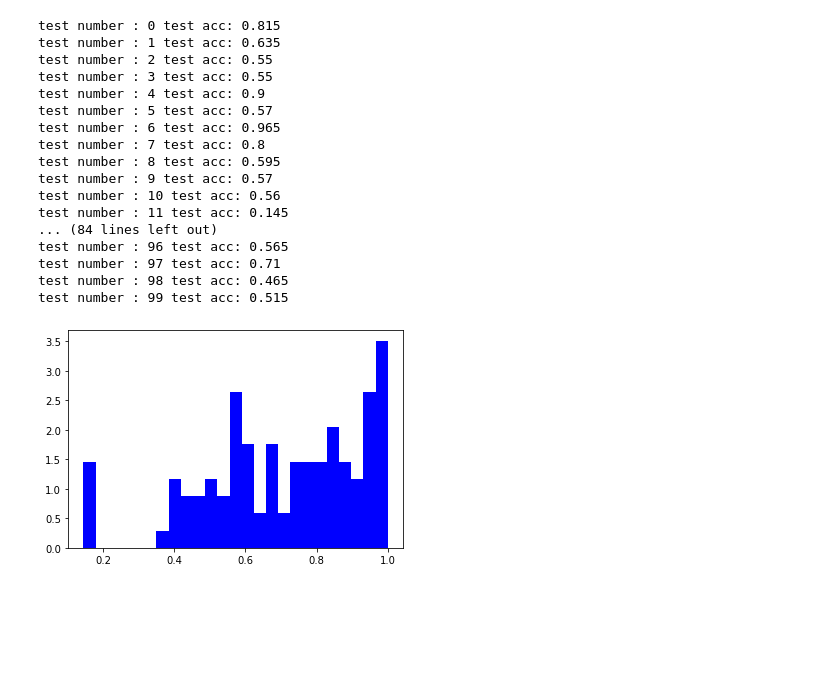
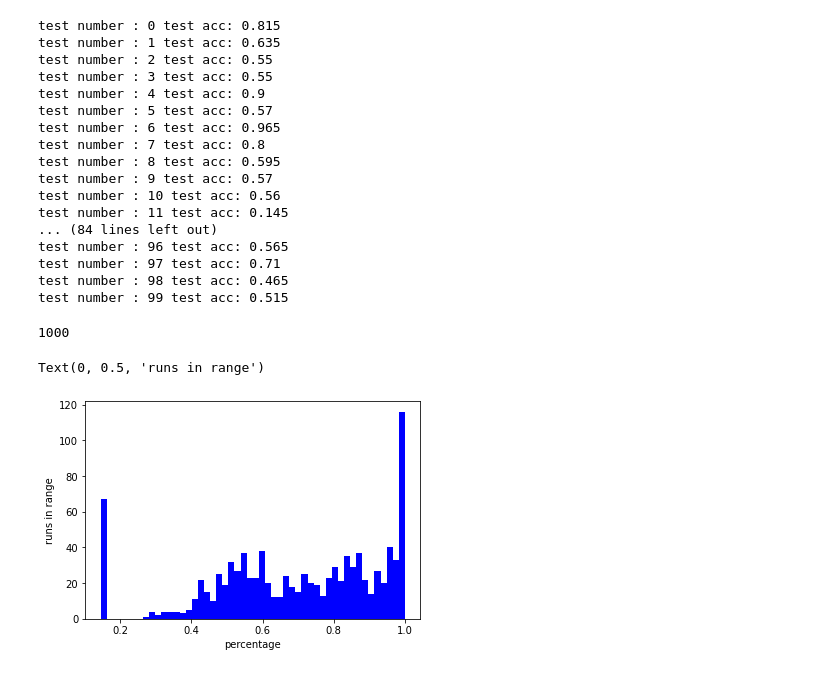
Before and after one commit to brownthesr/Synthetic-Graphs, a Jupyter notebook: SBM.ipynb, the cells around one changed output. Drawn from its saved outputs; the diff is of its cells as text; code cells hidden in the pictures; blank space fills up the shorter version.

```diff
--- a/SBM.ipynb
+++ b/SBM.ipynb
@@ -372,7 +375,20 @@ test number : 96 test acc: 0.565
 test number : 97 test acc: 0.71
 test number : 98 test acc: 0.465
 test number : 99 test acc: 0.515
-# %%
-a = plt.hist(test_accs,bins=25,density=True,color="b")
-# %% [output]
-[figure, removed]
+# %%
+test_accs = np.genfromtxt("random_sbm_tests.txt")
+from scipy.stats import norm
+#test_accs = test_accs[test_accs > .2]
+mu,std = norm.fit(test_accs)
+x = np.linspace(0, 1, 100)
+p = norm.pdf(x, mu, std)
+#plt.plot(x, p, 'k', linewidth=2)
+print(len(test_accs))
+a = plt.hist(test_accs,bins=50,density=False,color="b")
+plt.xlabel("percentage")
+plt.ylabel("runs in range")
+#print(a[0][0],a[1][0])
+# %% [output]
+1000
+Text(0, 0.5, 'runs in range')
+[figure, added]
```
Also changed, not shown: parts of 2 cells of this notebook, 5 other files.
